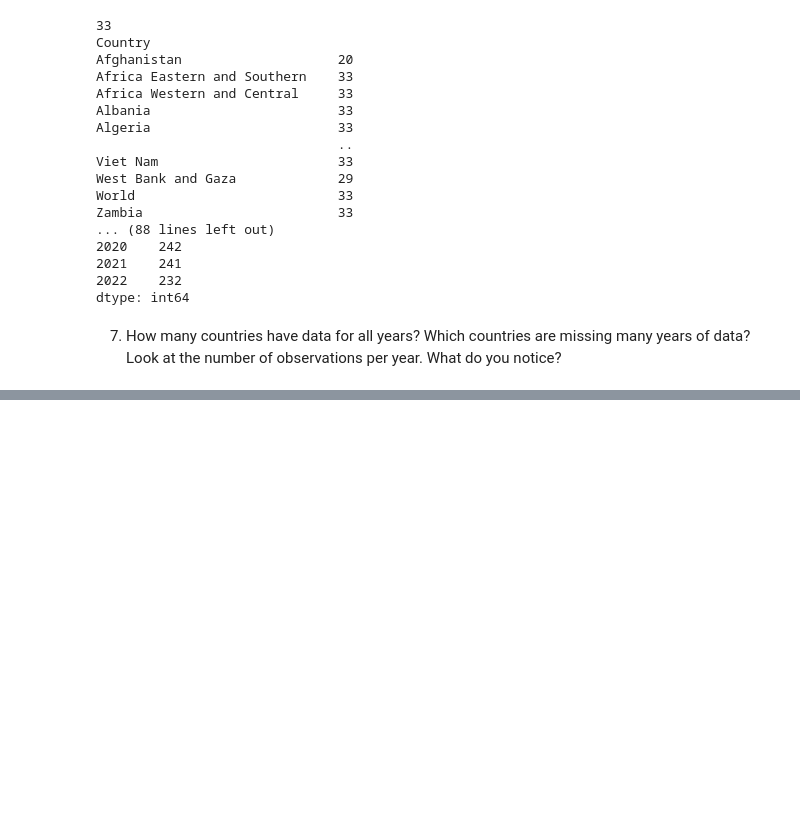
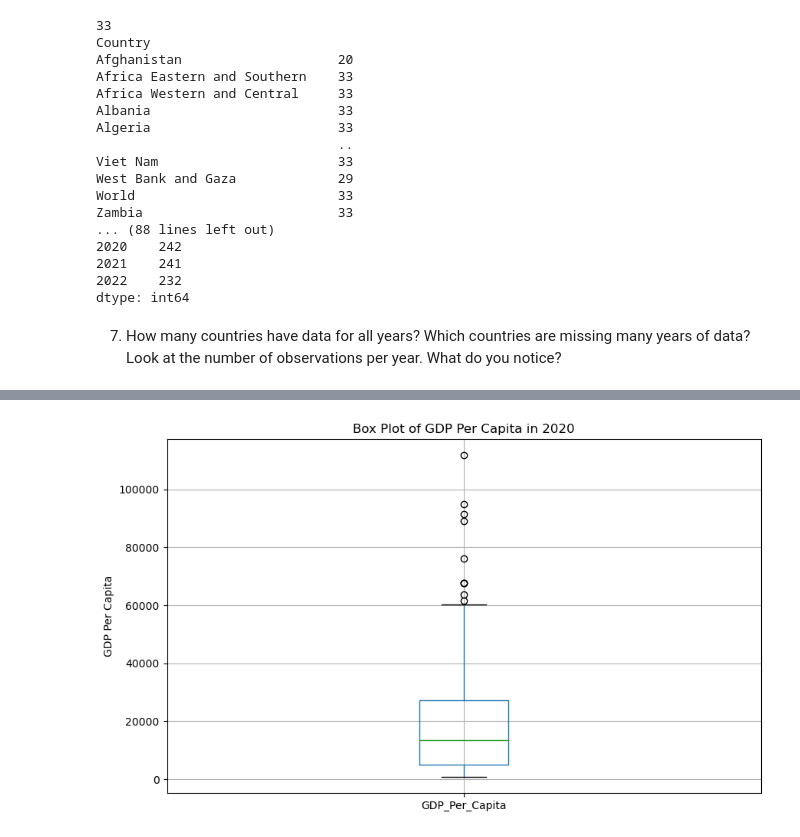
Before and after one commit to NSS-Data-Analytics-Cohort-10/gdp-and-internet-usage-seanmalley1, a Jupyter notebook: notebooks/un_data.ipynb, the cells around one changed output, grey strips where cells are left out. Saved outputs shown, nothing was run; the diff lists cells and outputs as text; code cells hidden in the pictures; blank space fills up the shorter version.

```diff
--- a/notebooks/un_data.ipynb
+++ b/notebooks/un_data.ipynb
@@ -181,0 +205,10 @@ In this question, you're going to create some plots to show the distribution of
+# %%
+# now, a box plot. remembering I need to define my variables again.
+gdp_2020 = gdp_df[gdp_df['Year'] == 2020]
+plt.figure(figsize=(10, 6))
+gdp_2020.boxplot(column='GDP_Per_Capita')  # Replace 'Value' with the actual column name
+plt.title('Box Plot of GDP Per Capita in 2020')
+plt.ylabel('GDP Per Capita')
+plt.show()
+# %% [output]
+[figure, added]
```
Also changed, not shown: parts of 8 cells of this notebook.
